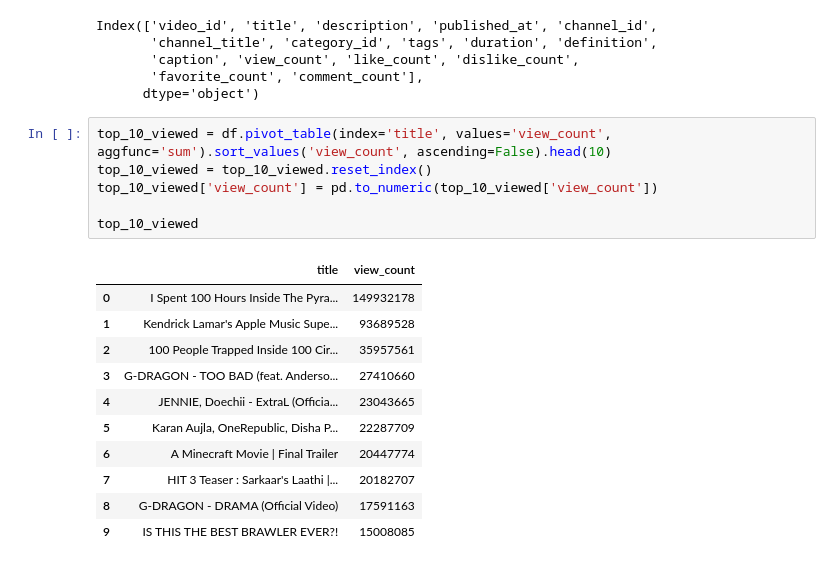
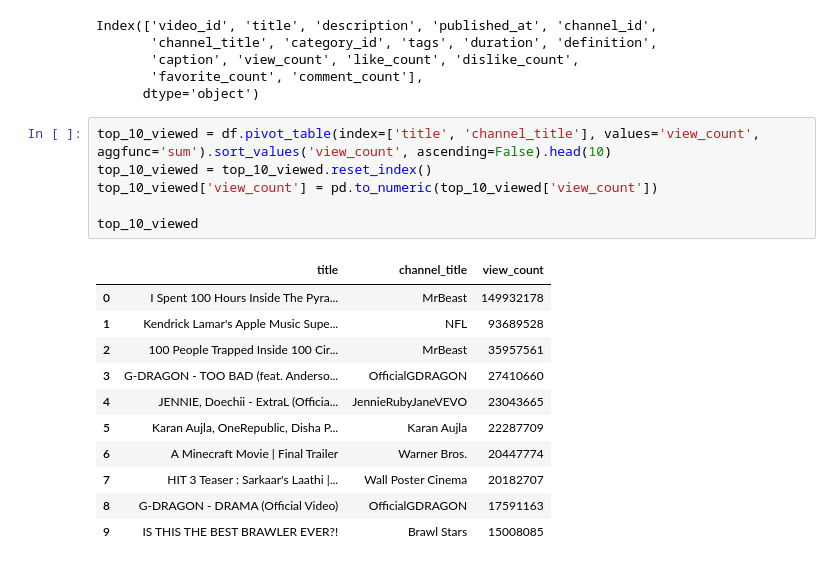
Before and after one commit to modyreturn/Youtube_Data_Analysis, a Jupyter notebook: 02_View_Count.ipynb, the cells around one changed output. Cells and saved outputs as stored; diff of their text form.

```diff
--- a/02_View_Count.ipynb
+++ b/02_View_Count.ipynb
@@ -26,21 +26,21 @@ Index(['video_id', 'title', 'description', 'published_at', 'channel_id',
        'favorite_count', 'comment_count'],
       dtype='object')
 # %%
-top_10_viewed = df.pivot_table(index='title', values='view_count', aggfunc='sum').sort_values('view_count', ascending=False).head(10)
+top_10_viewed = df.pivot_table(index=['title', 'channel_title'], values='view_count', aggfunc='sum').sort_values('view_count', ascending=False).head(10)
 top_10_viewed = top_10_viewed.reset_index()
 top_10_viewed['view_count'] = pd.to_numeric(top_10_viewed['view_count'])
 
 top_10_viewed
 # %% [output]
-|  | title | view_count |
-| 0 | I Spent 100 Hours Inside The Pyra... | 149932178 |
-| 1 | Kendrick Lamar's Apple Music Supe... | 93689528 |
-| 2 | 100 People Trapped Inside 100 Cir... | 35957561 |
-| 3 | G-DRAGON - TOO BAD (feat. Anderso... | 27410660 |
-| 4 | JENNIE, Doechii - ExtraL (Officia... | 23043665 |
-| 5 | Karan Aujla, OneRepublic, Disha P... | 22287709 |
-| 6 | A Minecraft Movie | Final Trailer | 20447774 |
-| 7 | HIT 3 Teaser : Sarkaar's Laathi |... | 20182707 |
-| 8 | G-DRAGON - DRAMA (Official Video) | 17591163 |
-| 9 | IS THIS THE BEST BRAWLER EVER?! | 15008085 |
+|  | title | channel_title | view_count |
+| 0 | I Spent 100 Hours Inside The Pyra... | MrBeast | 149932178 |
+| 1 | Kendrick Lamar's Apple Music Supe... | NFL | 93689528 |
+| 2 | 100 People Trapped Inside 100 Cir... | MrBeast | 35957561 |
+| 3 | G-DRAGON - TOO BAD (feat. Anderso... | OfficialGDRAGON | 27410660 |
+| 4 | JENNIE, Doechii - ExtraL (Officia... | JennieRubyJaneVEVO | 23043665 |
+| 5 | Karan Aujla, OneRepublic, Disha P... | Karan Aujla | 22287709 |
+| 6 | A Minecraft Movie | Final Trailer | Warner Bros. | 20447774 |
+| 7 | HIT 3 Teaser : Sarkaar's Laathi |... | Wall Poster Cinema | 20182707 |
+| 8 | G-DRAGON - DRAMA (Official Video) | OfficialGDRAGON | 17591163 |
+| 9 | IS THIS THE BEST BRAWLER EVER?! | Brawl Stars | 15008085 |
 # %%
```
Also changed, not shown: parts of 4 cells of this notebook, 2 other files.
